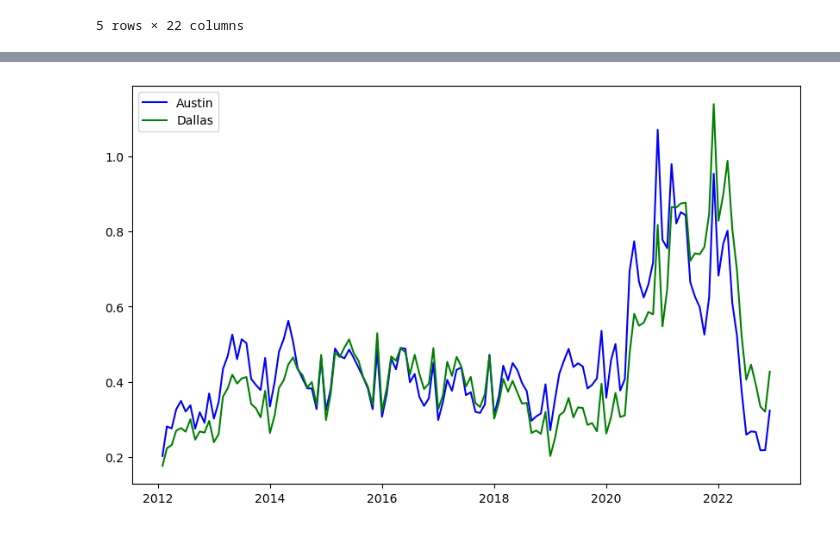
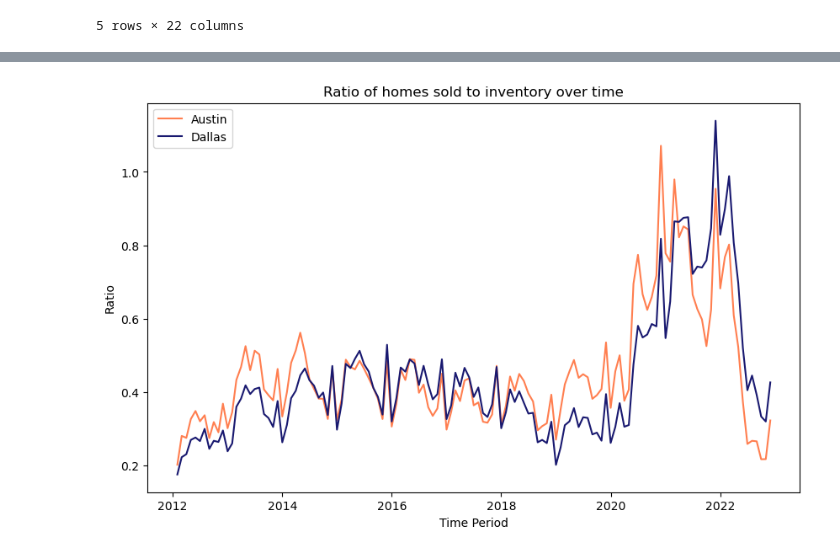
Before and after one commit to marthagriggs9/group4_project, a Jupyter notebook: austindallastest.ipynb, the cells around one changed output, grey strips where cells are left out. Cells and saved outputs as stored; diff of their text form; code cells hidden in the pictures.

```diff
--- a/austindallastest.ipynb
+++ b/austindallastest.ipynb
@@ -109,23 +115,23 @@ plt.show()
 # %%
 graph, graph_axes = plt.subplots(figsize=(10,6))
 graph_axes.plot(Austin_data["Month of Period End"],
                    Austin_data["Homes Sold"] / Austin_data["Inventory"],
-                   color='blue',
+                   color='coral',
                    label='Austin')
 graph_axes.plot(Dallas_data["Month of Period End"],
                    Dallas_data["Homes Sold"]/Dallas_data["Inventory"],
-                   color='green',
+                   color='midnightblue',
                    label='Dallas')
 # graph_axes.vlines(x=dom_df[dom_df['yr_start']]['Month of Period End'],
 #            ymin=0.2,
 #            ymax=1.15,
 #            colors='red',
 #            linestyles='dashed')
 
 plt.legend()
-plt.title('')
-plt.xlabel('')
-plt.ylabel('')
+plt.title('Ratio of homes sold to inventory over time')
+plt.xlabel('Time Period')
+plt.ylabel('Ratio')
 plt.show()
 # %% [output]
-[figure, old version]
+[figure, new version]
```
Also changed, not shown: parts of 2 cells of this notebook.
